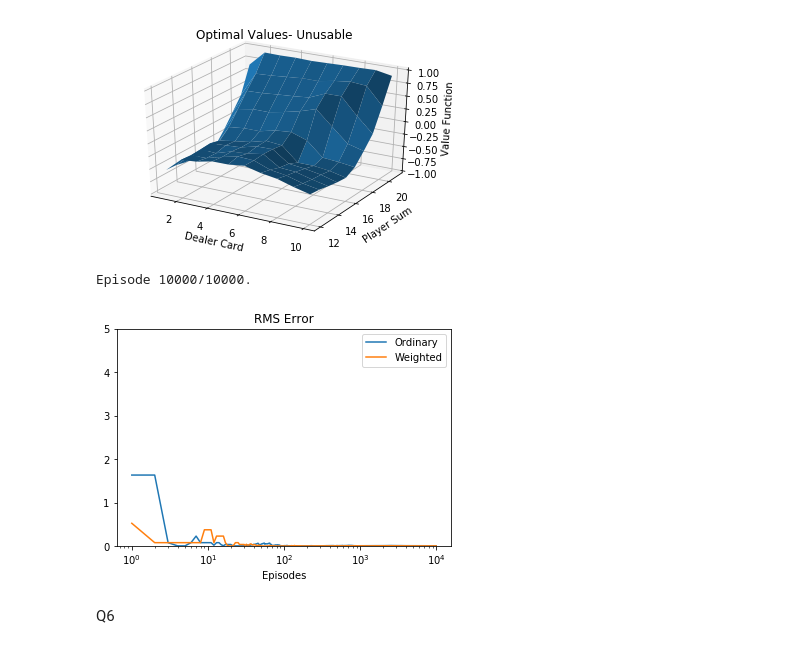
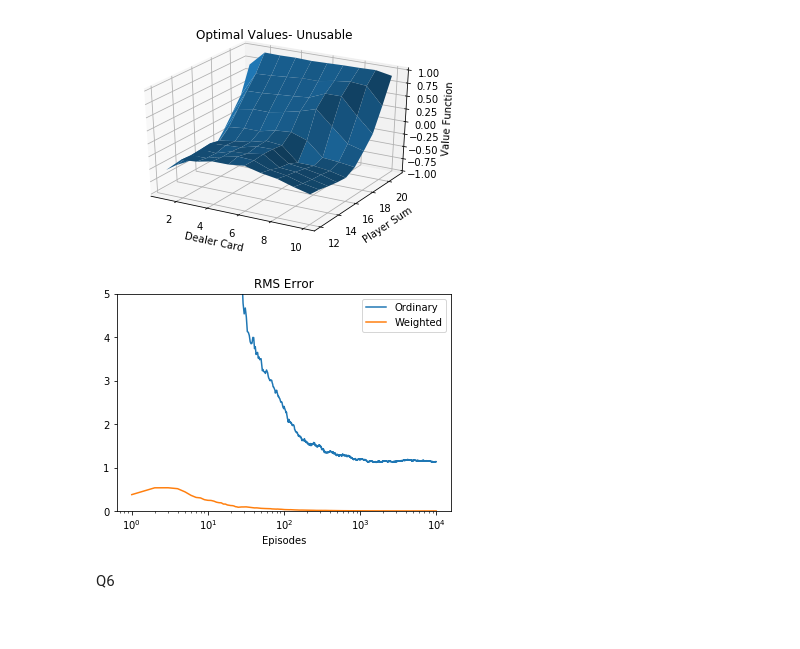
Before and after one commit to Suchet-Agg/Suchet_Aggarwal_2018105_RL-M2020, a Jupyter notebook: HW3/2018105_A3_code.ipynb, the cells around one changed output. Drawn from its saved outputs; the diff is of its cells as text; code cells hidden in the pictures.

```diff
--- a/HW3/2018105_A3_code.ipynb
+++ b/HW3/2018105_A3_code.ipynb
@@ -469,25 +461,41 @@ def weighted_sampling_mc(epoch):
     return val
 # %%
-val_avg = ordinary_sampling_mc(10000)
-val_weighted = weighted_sampling_mc(10000)
+runs = 100
+true = -0.27726
+rew = []
+rew_s = []
 
-true = -0.27726
+for i in tqdm(range(runs)):
+    val_avg = ordinary_sampling_mc(10000)
+    val_weighted = weighted_sampling_mc(10000)
+    rew.append(val_avg)
+    rew_s.append(val_weighted)
 
-val_avg = [(val-true)**2 for val in val_avg][1:]
-val_weighted = [(val-true)**2 for val in val_weighted][1:]
+r = [0]*10000
+r_s = [0]*10000
 
-x = [i for i in range(1,10000)]
-plt.plot(x, val_avg, label = "Ordinary")
-plt.plot(x, val_weighted, label = "Weighted")
+for i in range(10000):
+    v1 = 0
+    v2 = 0
+    for j in range(runs):
+        v1 += (rew[j][i]-true)**2
+        v2 += (rew_s[j][i]-true)**2
+    r[i] = v1/runs
+    r_s[i] = v2/runs
+
+r = r
+r_s = r_s
+x = [i for i in range(1,10001)]
+plt.plot(x, r, label = "Ordinary")
+plt.plot(x, r_s, label = "Weighted")
 plt.xlabel('Episodes')
 plt.title('RMS Error')
 plt.ylim(0, 5)
 plt.xscale('log')
 plt.legend()
 plt.show()
 # %% [output]
-Episode 10000/10000.
-[figure, old version]
+[figure, new version]
 # %% [markdown]
 Q6
 # %%
```
Also changed, not shown: parts of 4 cells of this notebook, 1 other file.
